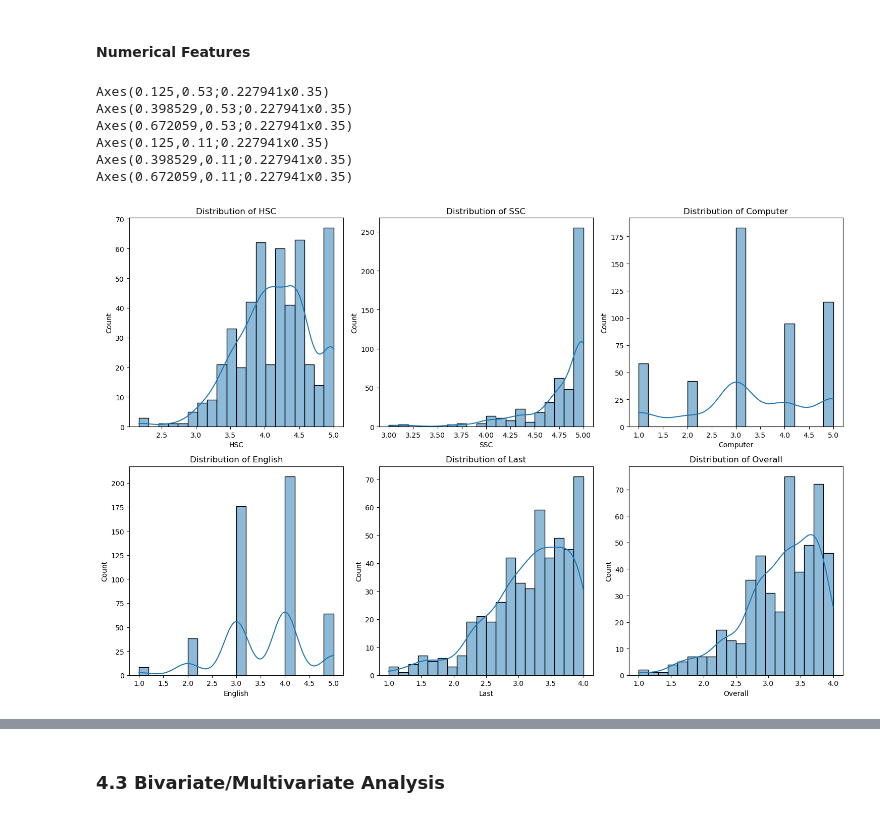
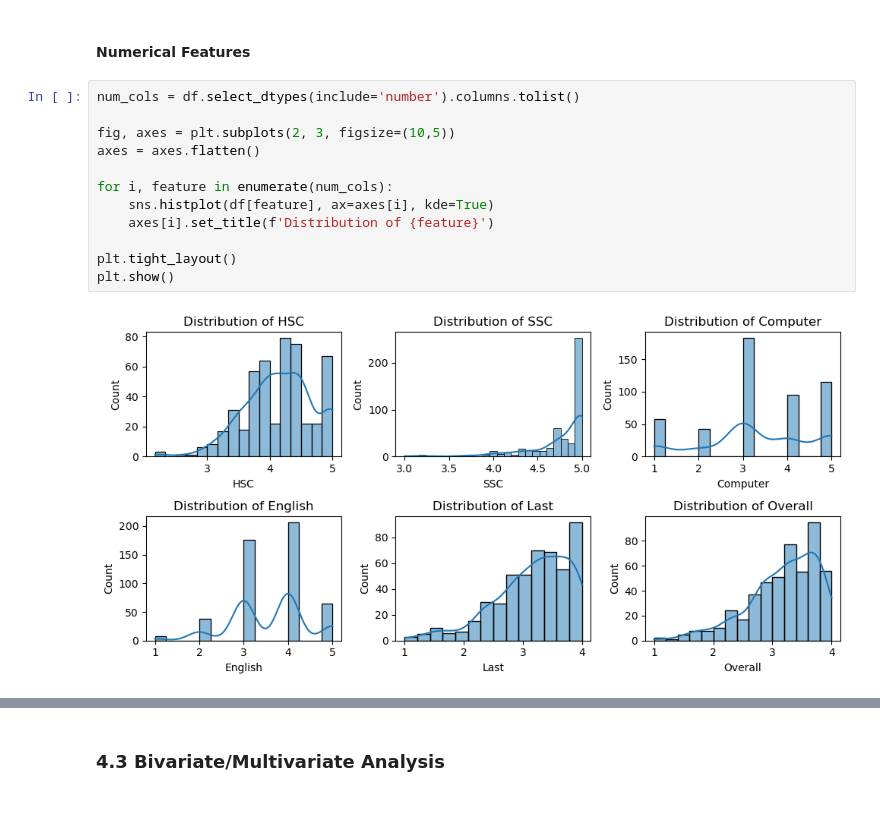
Before and after one commit to I-jidd/Data-Analysis-Machine-Learning, a Jupyter notebook: Student Performance Metrics Dataset/Student-Performance-Metrics-Dataset.ipynb, the cells around one changed output, grey strips where cells are left out. Saved outputs shown, nothing was run; the diff lists cells and outputs as text.

```diff
--- a/Student Performance Metrics Dataset/Student-Performance-Metrics-Dataset.ipynb
+++ b/Student Performance Metrics Dataset/Student-Performance-Metrics-Dataset.ipynb
@@ -138,11 +138,16 @@ Note: No duplicate and missing values
 # %% [markdown]
 #### Numerical Features
 # %%
+num_cols = df.select_dtypes(include='number').columns.tolist()
+
+fig, axes = plt.subplots(2, 3, figsize=(10,5))
+axes = axes.flatten()
+
+for i, feature in enumerate(num_cols):
+    sns.histplot(df[feature], ax=axes[i], kde=True)
+    axes[i].set_title(f'Distribution of {feature}')
+
+plt.tight_layout()
+plt.show()
 # %% [output]
-Axes(0.125,0.53;0.227941x0.35)
-Axes(0.398529,0.53;0.227941x0.35)
-Axes(0.672059,0.53;0.227941x0.35)
-Axes(0.125,0.11;0.227941x0.35)
-Axes(0.398529,0.11;0.227941x0.35)
-Axes(0.672059,0.11;0.227941x0.35)
-[figure, old version]
+[figure, new version]
```
Also changed, not shown: parts of 7 cells of this notebook.
